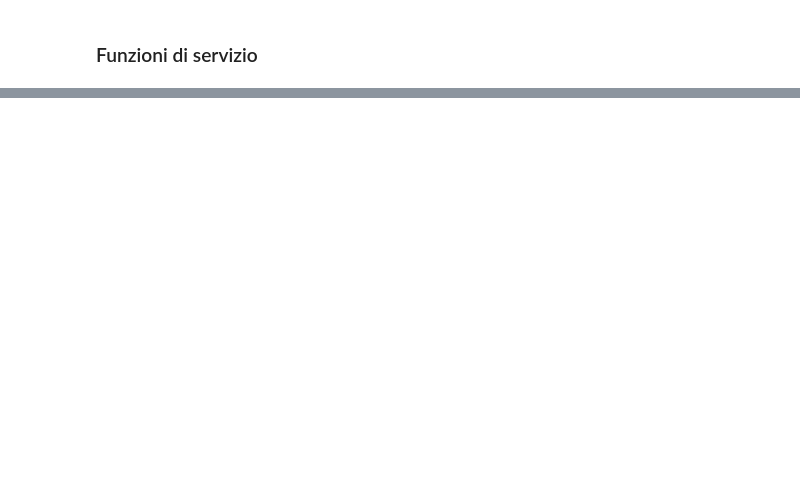
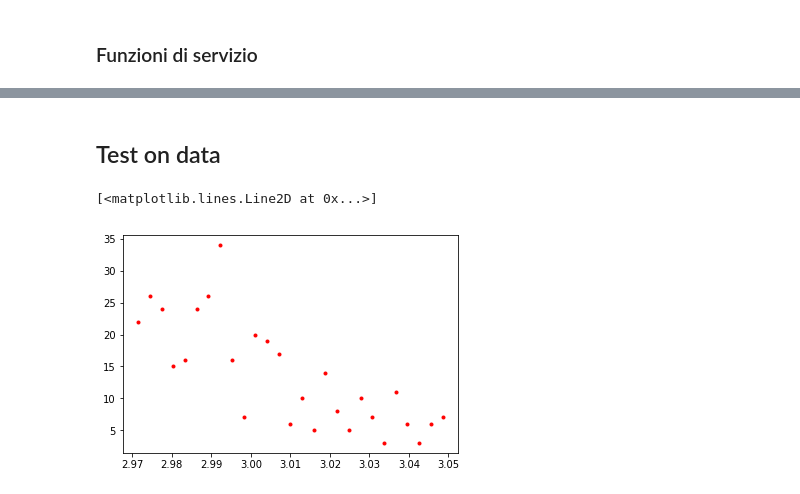
Before and after one commit to pfecchio/HypertritonML, a Jupyter notebook: Hypertriton2Body/Optimization/TrainingAndSignScan_1040.ipynb, the cells around one changed output, grey strips where cells are left out. Cells and saved outputs as stored; diff of their text form; code cells hidden in the pictures; blank space fills up the shorter version.

```diff
--- a/Hypertriton2Body/Optimization/TrainingAndSignScan_1040.ipynb
+++ b/Hypertriton2Body/Optimization/TrainingAndSignScan_1040.ipynb
@@ -293,9 +310,9 @@ best_score_list=[]
 
 for i in range(0,4):
     plt.figure();
-    dtest = xgb.DMatrix(data=df_18r[training_columns],silent=True)
-    df_18r['Score'] = model.predict(dtest,output_margin=True)
-    best_score_list.append(SignificanceScan(df_18r,pT_list[i][0],pT_list[i][1],i,True))
+    dtest = xgb.DMatrix(data=df_18_weighted[training_columns],silent=True)
+    df_18_weighted['Score'] = model.predict(dtest,output_margin=True)
+    best_score_list.append(SignificanceScan(df_18_weighted,pT_list[i][0],pT_list[i][1],i,True))
     del dtest
 # %% [output]
 <Figure size 432x288 with 0 Axes>
@@ -312 +329,11 @@ for i in range(0,4):
 <Figure size 432x288 with 0 Axes>
+# %% [markdown]
+## Test on data
+# %%
+df_cut= df_18r.query('Score>6')['InvMass']
+counts,bins = np.histogram(df_cut,bins=27,range=[2.97,3.05]);
+bin_centers = 0.5*(bins[1:]+bins[:-1])
+plt.plot(bin_centers,counts,'r.')
+# %% [output]
+[<matplotlib.lines.Line2D at 0x...>]
+[figure, added]
```
Also changed, not shown: parts of 10 cells of this notebook, 4 other files.
